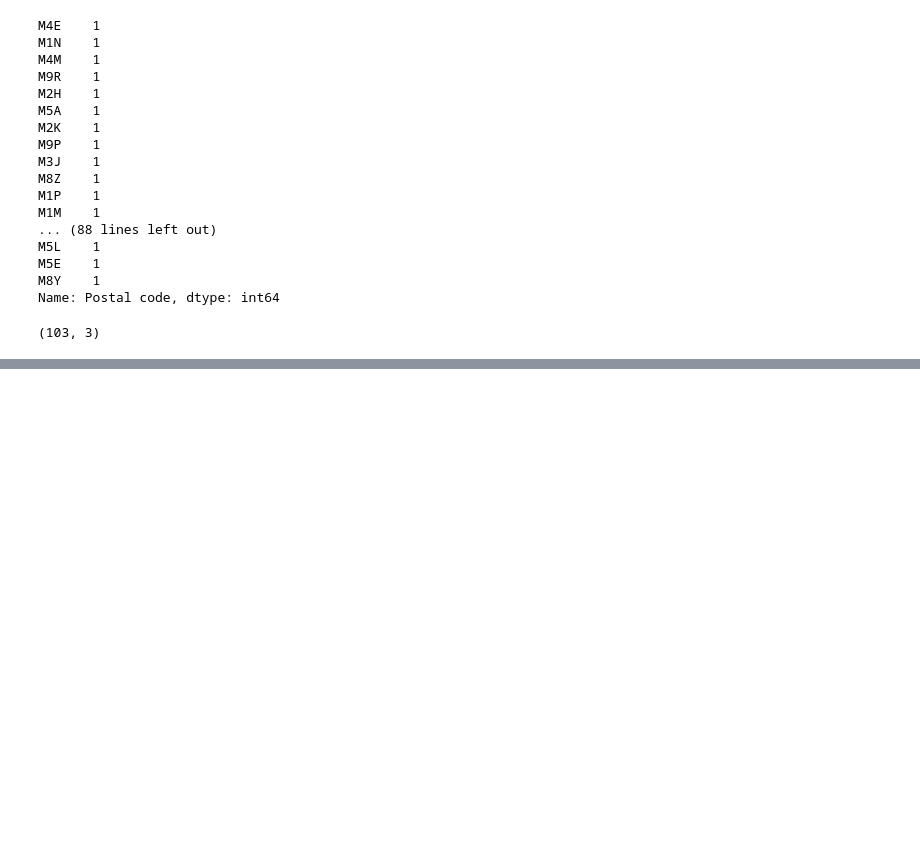
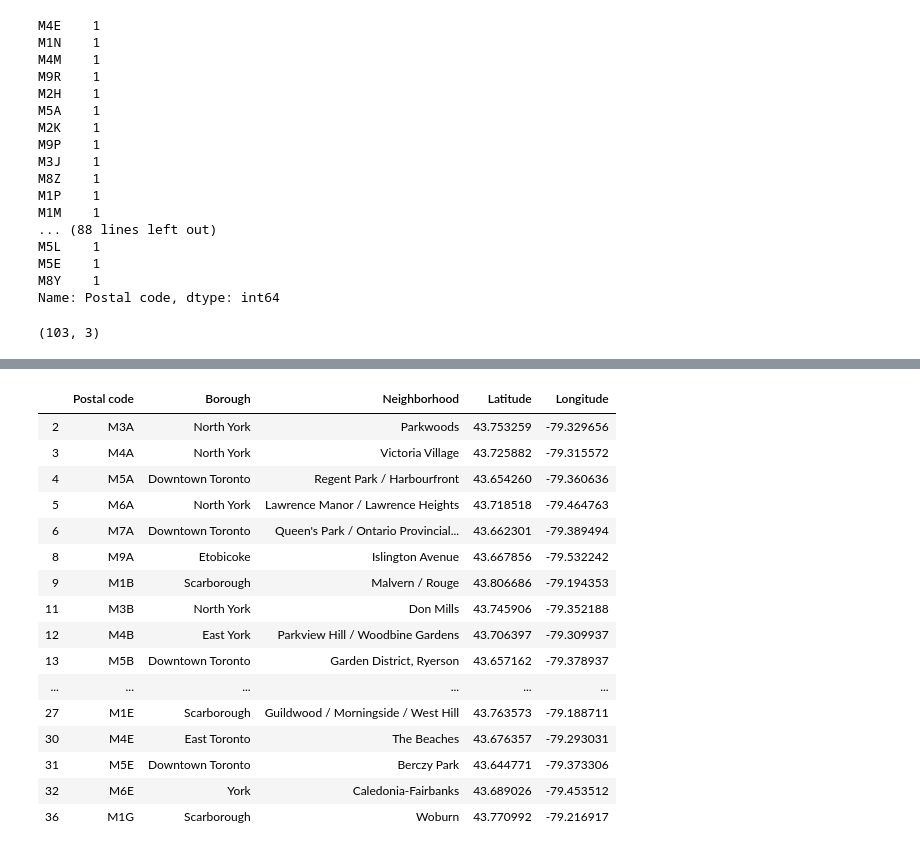
Before and after one commit to 24akhil/Coursera_Capstone, a Jupyter notebook: Week3Assignment.ipynb, the cells around one changed output, grey strips where cells are left out. Drawn from its saved outputs; the diff is of its cells as text; code cells hidden in the pictures; blank space fills up the shorter version.

```diff
--- a/Week3Assignment.ipynb
+++ b/Week3Assignment.ipynb
@@ -136,0 +195,11 @@ dftable.shape
+# %%
+Latitude= []
+Longitude =[]
+def AddCordinates(row):
+    for i,pRow in dfPostalCode.iterrows():
+        if pRow['Postal Code'] == row['Postal code']:
+            Latitude.append(pRow['Latitude']);
+            Longitude.append(pRow['Longitude']);
+            break;
+        #     print(row["Postal code"]);
+dftable.apply(AddCordinates,axis=1)
@@ -136,0 +224,3 @@ dftable.shape
+# %%
+dftable['Latitude'] = Latitude
+dftable['Longitude'] = Longitude
@@ -136,0 +234,20 @@ dftable.shape
+# %%
+dftable.head(23)
+# %% [output]
+|  | Postal code | Borough | Neighborhood | Latitude | Longitude |
+| 2 | M3A | North York | Parkwoods | 43.753259 | -79.329656 |
+| 3 | M4A | North York | Victoria Village | 43.725882 | -79.315572 |
+| 4 | M5A | Downtown Toronto | Regent Park / Harbourfront | 43.654260 | -79.360636 |
+| 5 | M6A | North York | Lawrence Manor / Lawrence Heights | 43.718518 | -79.464763 |
+| 6 | M7A | Downtown Toronto | Queen's Park / Ontario Provincial... | 43.662301 | -79.389494 |
+| 8 | M9A | Etobicoke | Islington Avenue | 43.667856 | -79.532242 |
+| 9 | M1B | Scarborough | Malvern / Rouge | 43.806686 | -79.194353 |
+| 11 | M3B | North York | Don Mills | 43.745906 | -79.352188 |
+| 12 | M4B | East York | Parkview Hill / Woodbine Gardens | 43.706397 | -79.309937 |
+| 13 | M5B | Downtown Toronto | Garden District, Ryerson | 43.657162 | -79.378937 |
+| ... | ... | ... | ... | ... | ... |
+| 27 | M1E | Scarborough | Guildwood / Morningside / West Hill | 43.763573 | -79.188711 |
+| 30 | M4E | East Toronto | The Beaches | 43.676357 | -79.293031 |
+| 31 | M5E | Downtown Toronto | Berczy Park | 43.644771 | -79.373306 |
+| 32 | M6E | York | Caledonia-Fairbanks | 43.689026 | -79.453512 |
+| 36 | M1G | Scarborough | Woburn | 43.770992 | -79.216917 |
```
Also changed, not shown: parts of 10 cells of this notebook.
